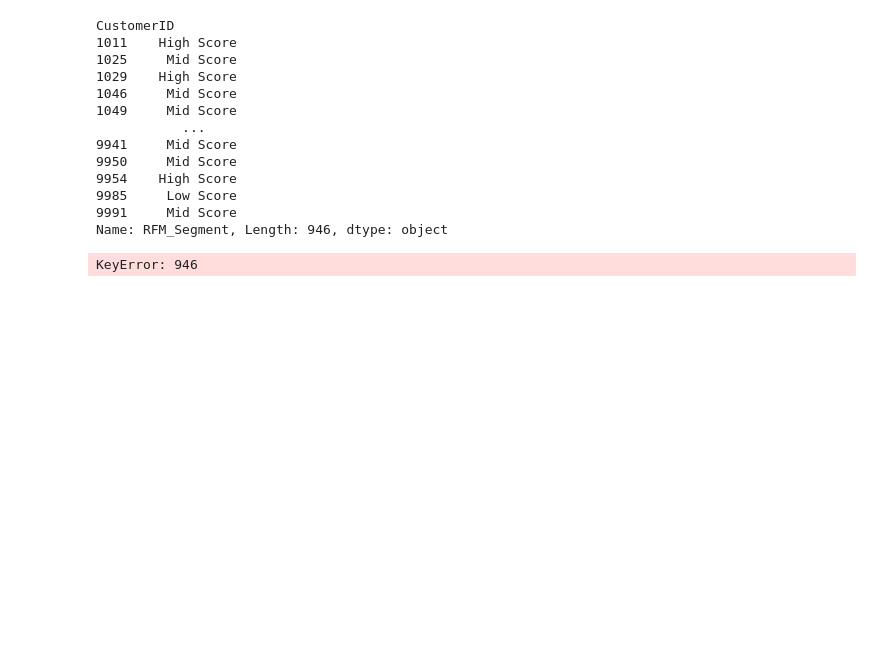
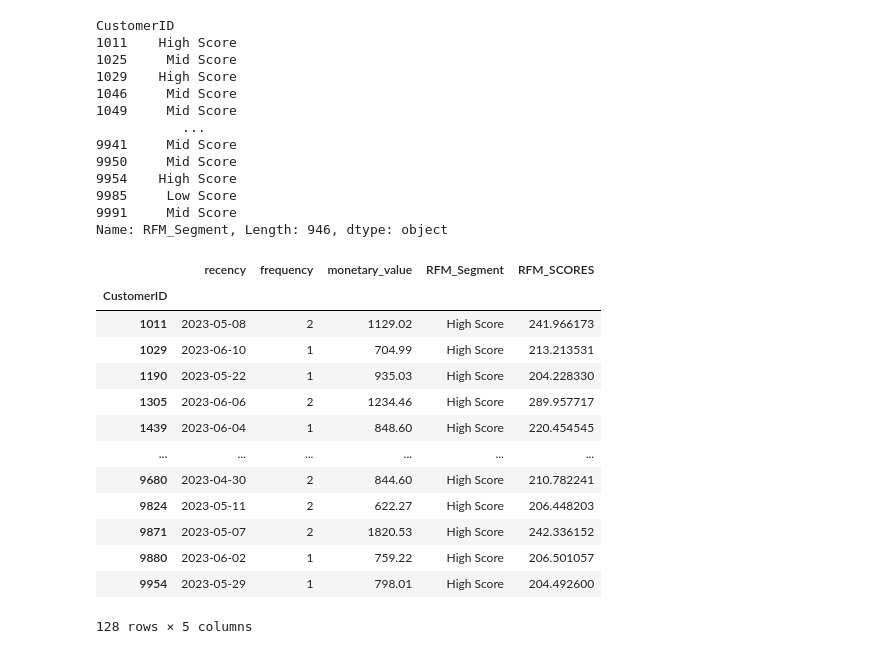
Before and after one commit to Moses-Morris/RFM-Data-Analysis, a Jupyter notebook: rfm_sales.ipynb, the cells around one changed output. Saved outputs shown, nothing was run; the diff lists cells and outputs as text; code cells hidden in the pictures; blank space fills up the shorter version.

```diff
--- a/rfm_sales.ipynb
+++ b/rfm_sales.ipynb
@@ -222,6 +208,21 @@ CustomerID
 9991     Mid Score
 Name: RFM_Segment, Length: 946, dtype: object
 # %%
-rfmDataFrame.loc[(rfmDataFrame['RFM_Segment'] == "High Score").count()]
+#rfmDataFrame.loc[(rfmDataFrame['RFM_Segment'] == "High Score").count()]
-# %% [output]
-KeyError: 946
+# %%
+rfmDataFrame.loc[(rfmDataFrame['RFM_Segment'] == "High Score")]
+# %% [output]
+|  | recency | frequency | monetary_value | RFM_Segment | RFM_SCORES |
+| CustomerID |  |  |  |  |  |
+| 1011 | 2023-05-08 | 2 | 1129.02 | High Score | 241.966173 |
+| 1029 | 2023-06-10 | 1 | 704.99 | High Score | 213.213531 |
+| 1190 | 2023-05-22 | 1 | 935.03 | High Score | 204.228330 |
+| 1305 | 2023-06-06 | 2 | 1234.46 | High Score | 289.957717 |
+| 1439 | 2023-06-04 | 1 | 848.60 | High Score | 220.454545 |
+| ... | ... | ... | ... | ... | ... |
+| 9680 | 2023-04-30 | 2 | 844.60 | High Score | 210.782241 |
+| 9824 | 2023-05-11 | 2 | 622.27 | High Score | 206.448203 |
+| 9871 | 2023-05-07 | 2 | 1820.53 | High Score | 242.336152 |
+| 9880 | 2023-06-02 | 1 | 759.22 | High Score | 206.501057 |
+| 9954 | 2023-05-29 | 1 | 798.01 | High Score | 204.492600 |
+128 rows × 5 columns
```
Also changed, not shown: parts of 5 cells of this notebook, 2 other files.
